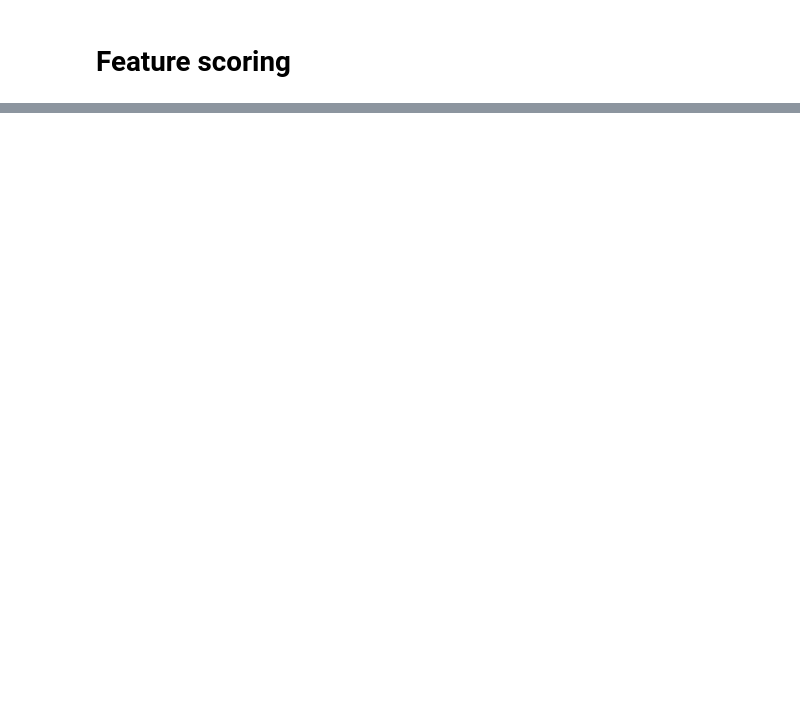
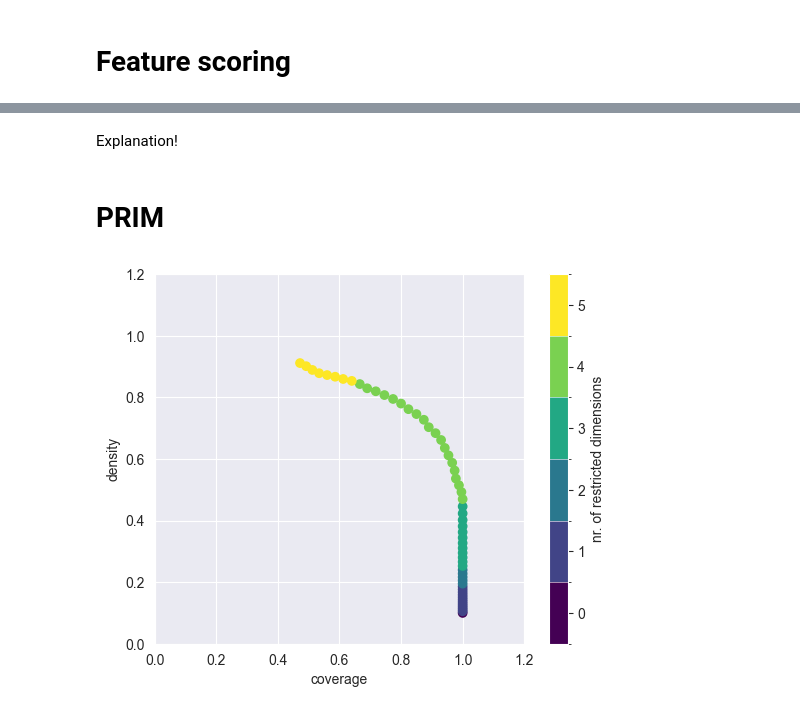
Before and after one commit to BRtudelft/Group1_EPA1361_Model-based_Decision-making, a Jupyter notebook: MORDM_1_problem_formulation.ipynb, the cells around one changed output, grey strips where cells are left out. Drawn from its saved outputs; the diff is of its cells as text; code cells hidden in the pictures; blank space fills up the shorter version.

```diff
--- a/MORDM_1_problem_formulation.ipynb
+++ b/MORDM_1_problem_formulation.ipynb
@@ -88,0 +104,18 @@ PRIM
+# %% [markdown]
+Explanation!
+# %% [markdown]
+# PRIM
+# %%
+from ema_workbench.analysis import prim
+
+x = uncertainty_experiments
+y = outcomes['Expected Number of Deaths']< np.percentile(outcomes['Expected Number of Deaths'],10) #
+# WE MOETEN EEN THRESHOLD NOG KIEZEN!
+
+prim_alg = prim.Prim(x, y, threshold=0.5)
+box1 = prim_alg.find_box()
+
+box1.show_tradeoff()
+plt.show()
+# %% [output]
+[figure, added]
```
Also changed, not shown: parts of 11 cells of this notebook, 5 other files.
